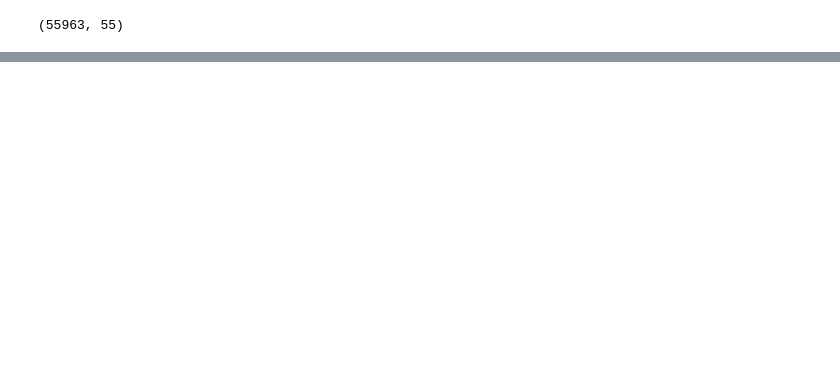
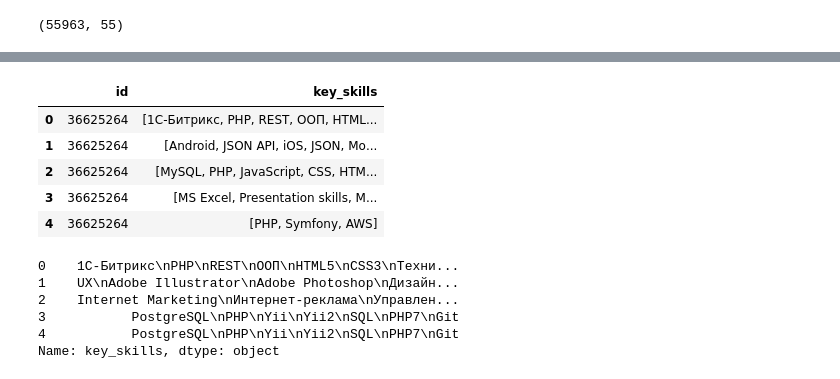
Before and after one commit to denissotnikov4/hh-ru-preprocessing, a Jupyter notebook: HHRU.ipynb, the cells around one changed output, grey strips where cells are left out. Cells and saved outputs as stored; diff of their text form; code cells hidden in the pictures; blank space fills up the shorter version.

```diff
--- a/HHRU.ipynb
+++ b/HHRU.ipynb
@@ -544,0 +548,23 @@ df.shape
+# %%
+new_df = df[['id']].join(df['key_skills'].str.split('\n', expand=False))
+# %%
+new_df = new_df.reset_index(drop=True)
+# %%
+new_df.head()
+# %% [output]
+|  | id | key_skills |
+| 0 | 36625264 | [1С-Битрикс, PHP, REST, ООП, HTML... |
+| 1 | 36625264 | [Android, JSON API, iOS, JSON, Мо... |
+| 2 | 36625264 | [MySQL, PHP, JavaScript, CSS, HTM... |
+| 3 | 36625264 | [MS Excel, Presentation skills, M... |
+| 4 | 36625264 | [PHP, Symfony, AWS] |
+# %%
+df_skills = df['key_skills'].str.strip('[]')
+df_skills.head()
+# %% [output]
+0    1С-Битрикс\nPHP\nREST\nООП\nHTML5\nCSS3\nТехни...
+1    UX\nAdobe Illustrator\nAdobe Photoshop\nДизайн...
+2    Internet Marketing\nИнтернет-реклама\nУправлен...
+3           PostgreSQL\nPHP\nYii\nYii2\nSQL\nPHP7\nGit
+4           PostgreSQL\nPHP\nYii\nYii2\nSQL\nPHP7\nGit
+Name: key_skills, dtype: object
```
Also changed, not shown: parts of 10 cells of this notebook.
